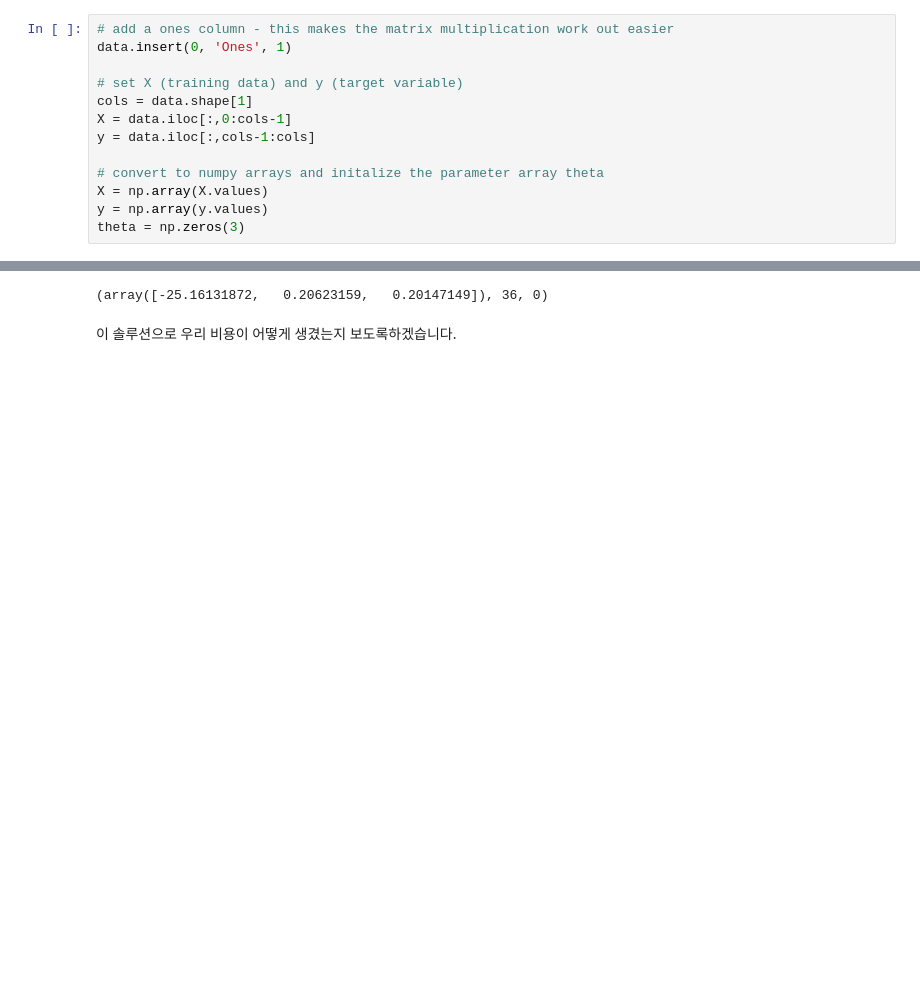
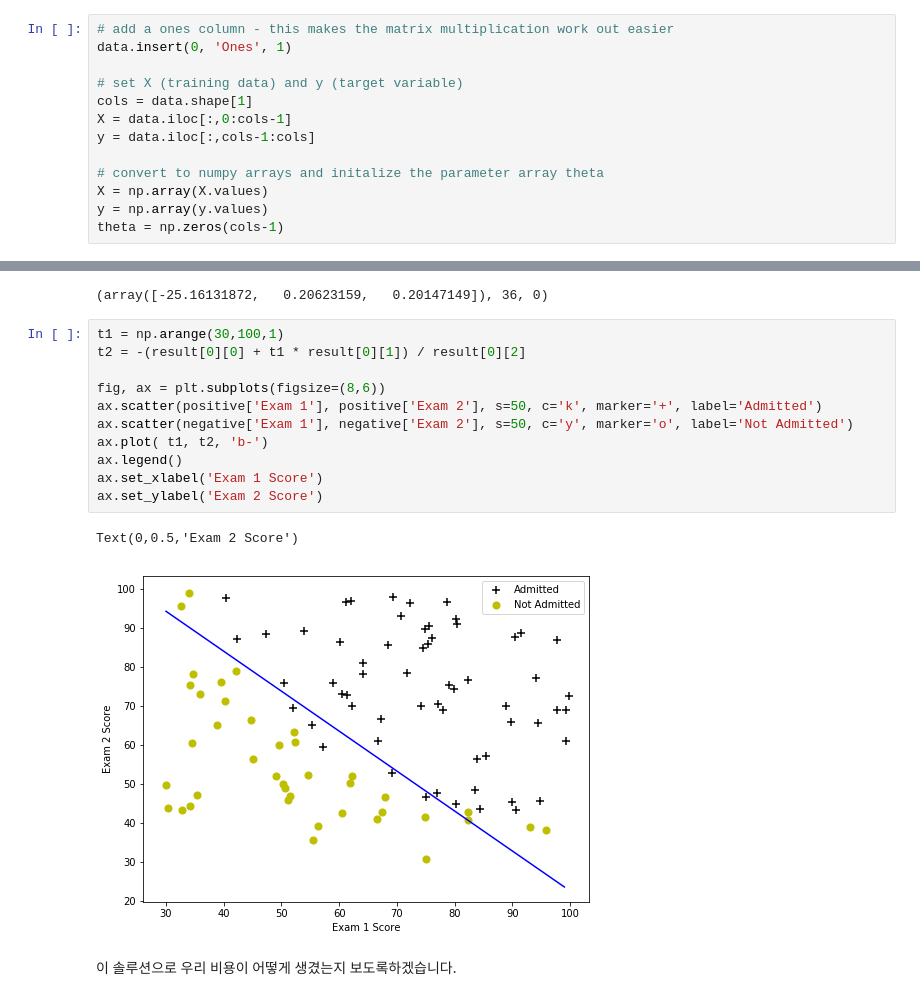
Before and after one commit to junji64/Machine-Learning, a Jupyter notebook: Machine Learning Exercise #2 - Logistic Regression.ipynb, the cells around one changed output, grey strips where cells are left out. Cells and saved outputs as stored; diff of their text form; blank space fills up the shorter version.

```diff
--- a/Machine Learning Exercise #2 - Logistic Regression.ipynb
+++ b/Machine Learning Exercise #2 - Logistic Regression.ipynb
@@ -84,7 +93,7 @@ y = data.iloc[:,cols-1:cols]
 # convert to numpy arrays and initalize the parameter array theta
 X = np.array(X.values)
 y = np.array(y.values)
-theta = np.zeros(3)
+theta = np.zeros(cols-1)
 # %% [markdown]
 배열의 모양을 신속하게 확인하여 모든 것이 잘 보이는지 확인하십시오.
 # %%
@@ -131,6 +140,20 @@ result = opt.fmin_tnc(func=cost, x0=theta, fprime=gradient, args=(X, y))
 result
 # %% [output]
 (array([-25.16131872,   0.20623159,   0.20147149]), 36, 0)
+# %%
+t1 = np.arange(30,100,1)
+t2 = -(result[0][0] + t1 * result[0][1]) / result[0][2]
+
+fig, ax = plt.subplots(figsize=(8,6))
+ax.scatter(positive['Exam 1'], positive['Exam 2'], s=50, c='k', marker='+', label='Admitted')
+ax.scatter(negative['Exam 1'], negative['Exam 2'], s=50, c='y', marker='o', label='Not Admitted')
+ax.plot( t1, t2, 'b-')
+ax.legend()
+ax.set_xlabel('Exam 1 Score')
+ax.set_ylabel('Exam 2 Score')
+# %% [output]
+Text(0,0.5,'Exam 2 Score')
+[figure, added]
 # %% [markdown]
 이 솔루션으로 우리 비용이 어떻게 생겼는지 보도록하겠습니다.
 # %%
```
Also changed, not shown: parts of 21 cells of this notebook, 1 other file.
